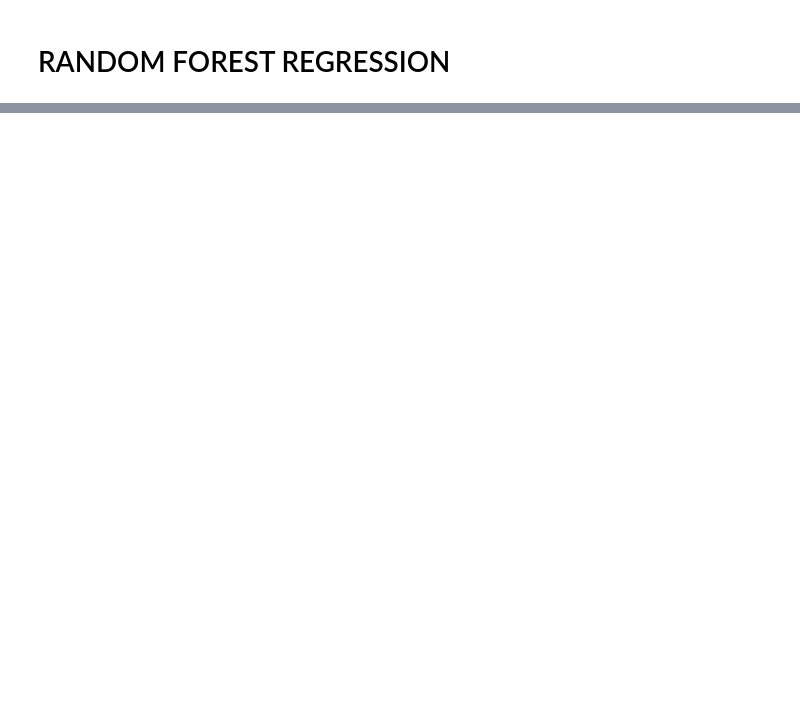
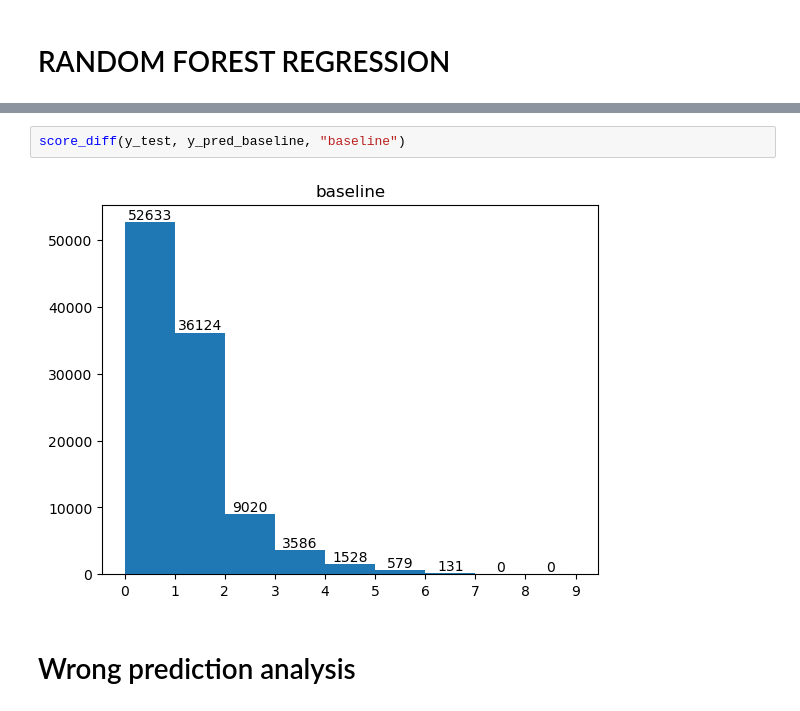
Before and after one commit to Cancogang69/CS114, a Jupyter notebook: hotel_suggestion.ipynb, the cells around one changed output, grey strips where cells are left out. Cells and saved outputs as stored; diff of their text form; blank space fills up the shorter version.

```diff
--- a/hotel_suggestion.ipynb
+++ b/hotel_suggestion.ipynb
@@ -299,0 +170,6 @@ Mô hình đã được lưu vào: /content/drive/MyDrive/DoAn/models/xgb_600_01
+# %%
+score_diff(y_test, y_pred_baseline, "baseline")
+# %% [output]
+[figure, added]
+# %% [markdown]
+# Wrong prediction analysis
```
Also changed, not shown: parts of 45 cells of this notebook, 1 other file.
